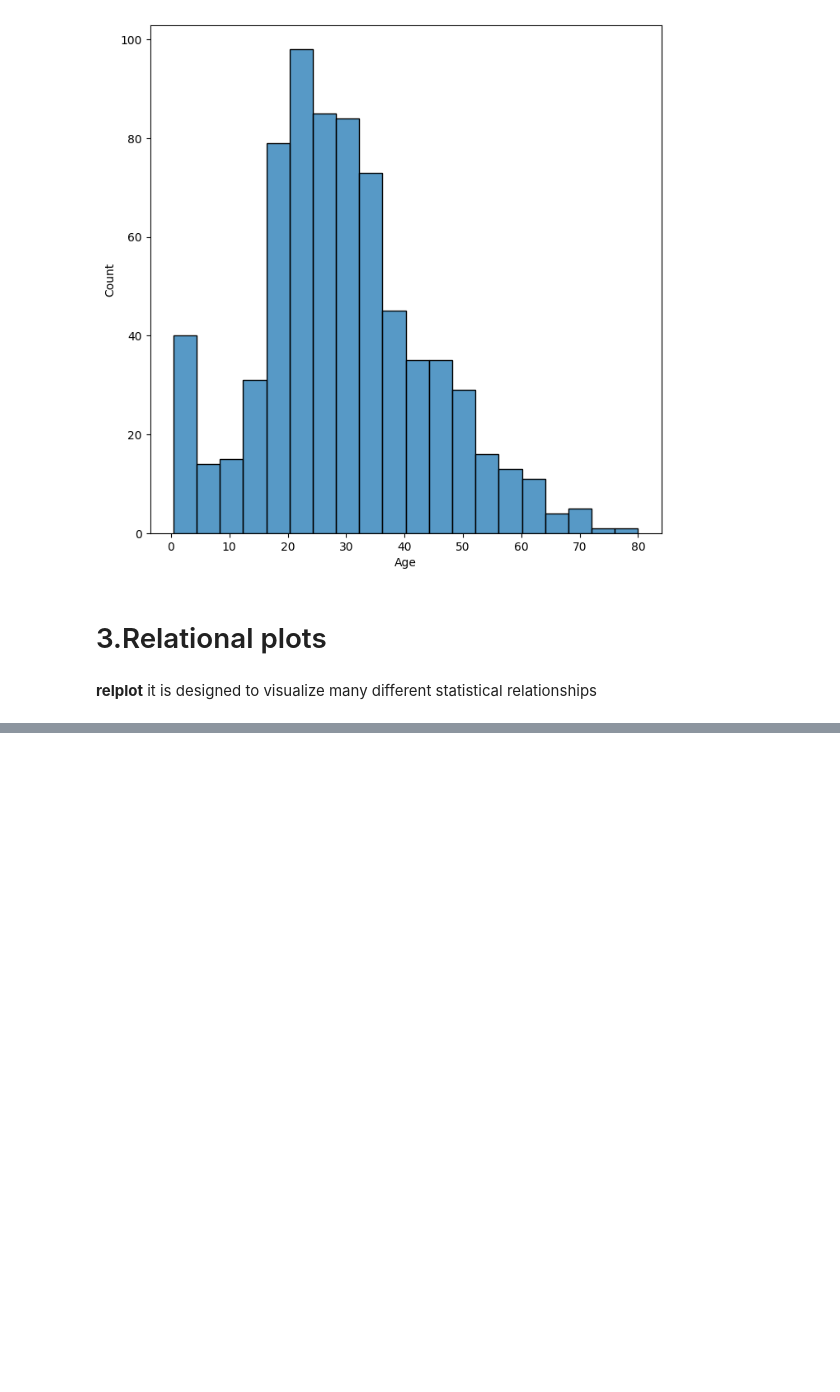
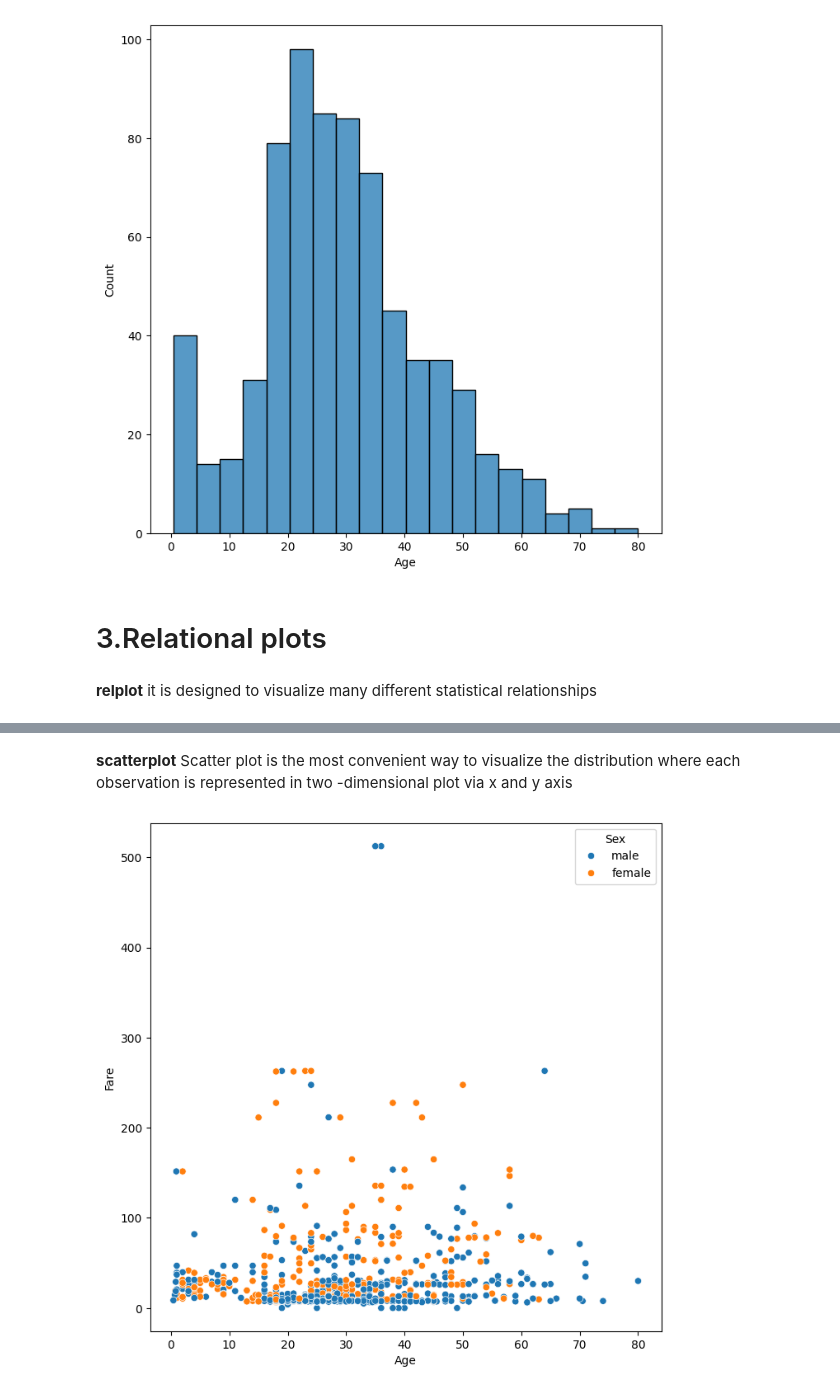
Before and after one commit to Zeeshier/Python_Programming, a Jupyter notebook: Seaborn & Matplotlib/Seaborn & Matplotlib.ipynb, the cells around one changed output, grey strips where cells are left out. Cells and saved outputs as stored; diff of their text form; code cells hidden in the pictures; blank space fills up the shorter version.

```diff
--- a/Seaborn & Matplotlib/Seaborn & Matplotlib.ipynb
+++ b/Seaborn & Matplotlib/Seaborn & Matplotlib.ipynb
@@ -103,0 +109,9 @@ it is designed to visualize many different statistical relationships
+# %% [markdown]
+**scatterplot**
+Scatter plot is the most convenient way to visualize the distribution where each observation is represented in two -dimensional plot via x and y axis
+# %%
+plt.figure(figsize=(8,8))
+sns.scatterplot(x='Age', y='Fare', hue='Sex', data= data)
+plt.show()
+# %% [output]
+[figure, added]
```
Also changed, not shown: parts of 3 cells of this notebook.
